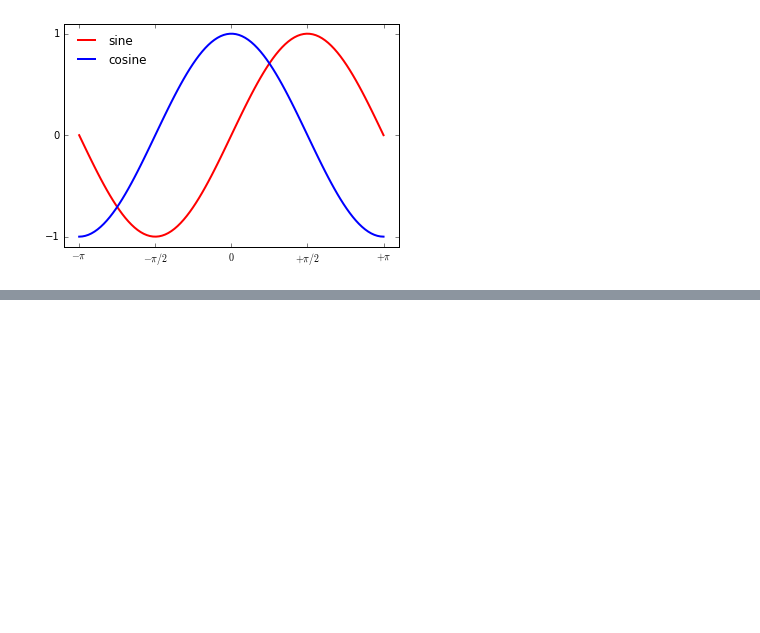
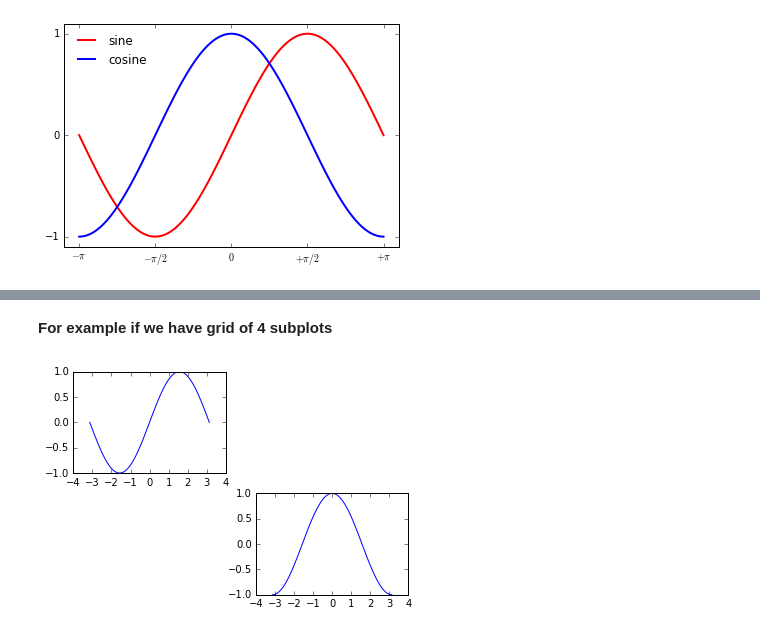
Before and after one commit to learningwithdg/datascience, a Jupyter notebook: Numpy III and Matplotlib I.ipynb, the cells around one changed output, grey strips where cells are left out. Cells and saved outputs as stored; diff of their text form; code cells hidden in the pictures; blank space fills up the shorter version.

```diff
--- a/Numpy III and Matplotlib I.ipynb
+++ b/Numpy III and Matplotlib I.ipynb
@@ -254,0 +279,14 @@ plt.show()
+# %% [markdown]
+**For example if we have grid of 4 subplots**
+# %%
+plt.figure(1)
+# draw in first subplot ie. top-left one
+plt.subplot(221) # or plt.subplot(2, 2, 1)
+plt.plot(x, y_sin)
+
+# draw in last subplot ie. bottom-right one
+plt.subplot(224) # or plt.subplot(2, 2, 4)
+plt.plot(x, y_cos)
+plt.show()
+# %% [output]
+[figure, added]
```
Also changed, not shown: parts of 7 cells of this notebook, 1 other file.
